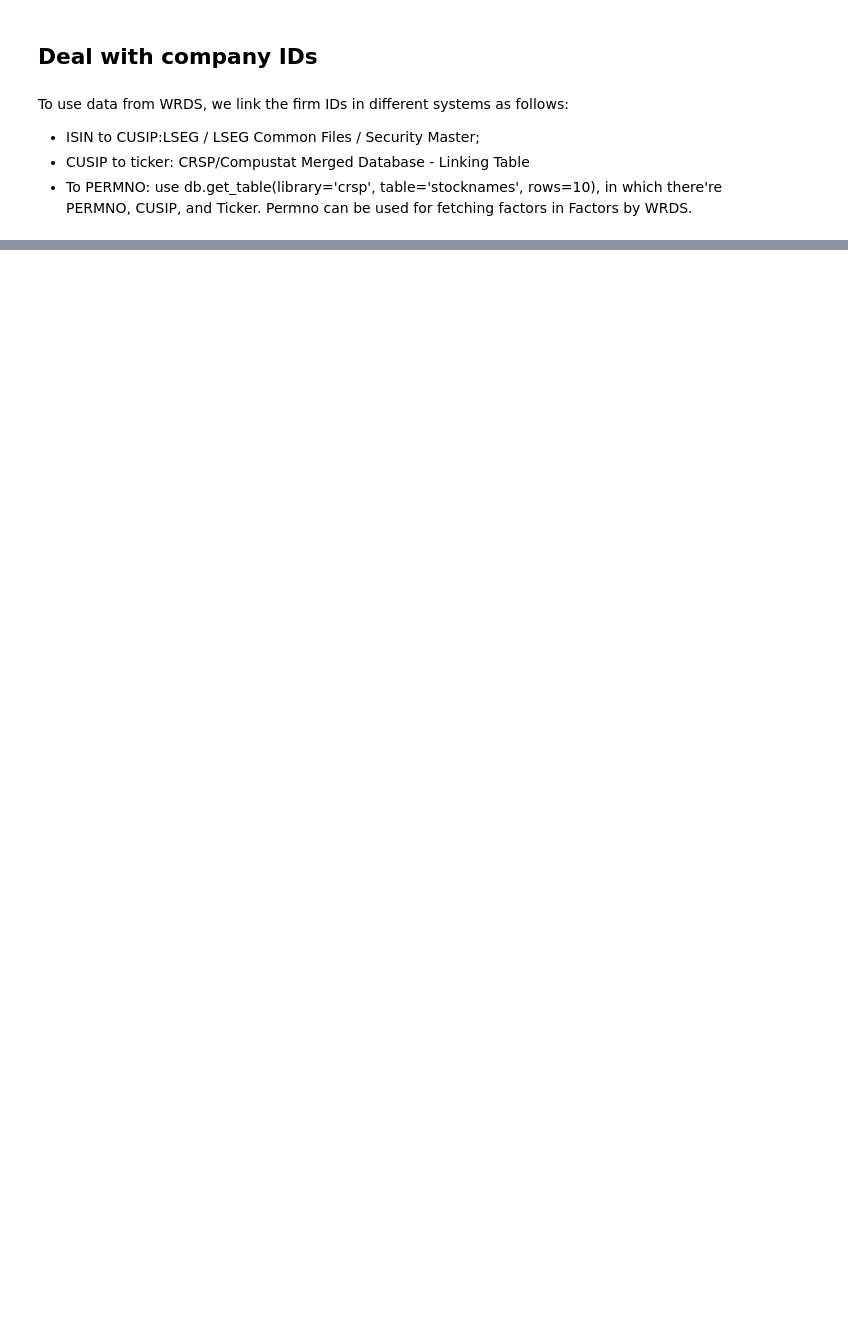
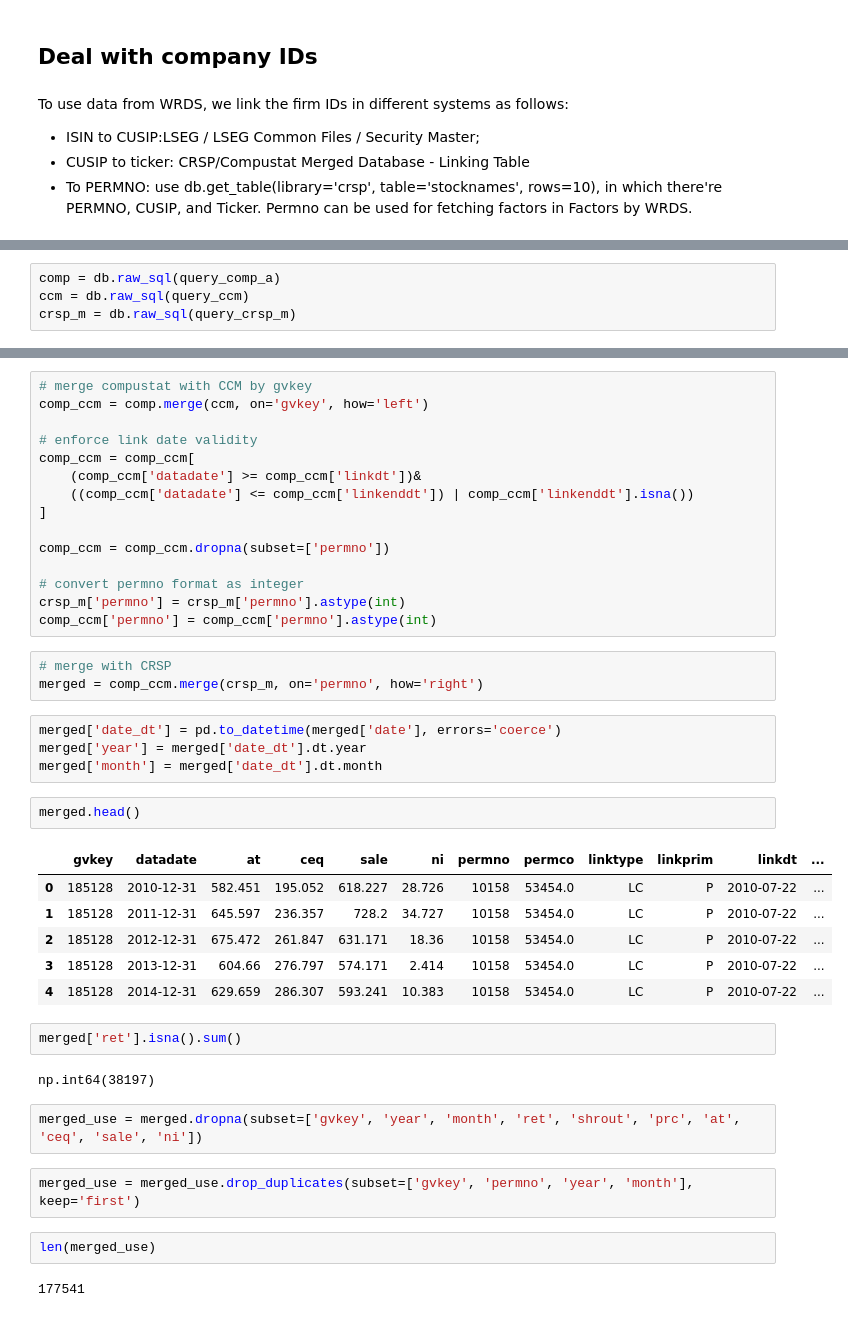
Before and after one commit to V-GAO/CEO_SocialCapital, a Jupyter notebook: notebooks/EDA_WRDS.ipynb, the cells around one changed output, grey strips where cells are left out. Cells and saved outputs as stored; diff of their text form; blank space fills up the shorter version.

```diff
--- a/notebooks/EDA_WRDS.ipynb
+++ b/notebooks/EDA_WRDS.ipynb
@@ -57,0 +306,4 @@ To use data from WRDS, we link the firm IDs in different systems as follows:
+# %%
+comp = db.raw_sql(query_comp_a)
+ccm = db.raw_sql(query_ccm)
+crsp_m = db.raw_sql(query_crsp_m)
@@ -57,0 +314,43 @@ To use data from WRDS, we link the firm IDs in different systems as follows:
+# %%
+# merge compustat with CCM by gvkey
+comp_ccm = comp.merge(ccm, on='gvkey', how='left')
+
+# enforce link date validity
+comp_ccm = comp_ccm[
+    (comp_ccm['datadate'] >= comp_ccm['linkdt'])&
+    ((comp_ccm['datadate'] <= comp_ccm['linkenddt']) | comp_ccm['linkenddt'].isna())
+]
+
+comp_ccm = comp_ccm.dropna(subset=['permno'])
+
+# convert permno format as integer
+crsp_m['permno'] = crsp_m['permno'].astype(int)
+comp_ccm['permno'] = comp_ccm['permno'].astype(int)
+# %%
+# merge with CRSP
+merged = comp_ccm.merge(crsp_m, on='permno', how='right')
+# %%
+merged['date_dt'] = pd.to_datetime(merged['date'], errors='coerce')
+merged['year'] = merged['date_dt'].dt.year
+merged['month'] = merged['date_dt'].dt.month
+# %%
+merged.head()
+# %% [output]
+|  | gvkey | datadate | at | ceq | sale | ni | permno | permco | linktype | linkprim | linkdt | ... |
+| 0 | 185128 | 2010-12-31 | 582.451 | 195.052 | 618.227 | 28.726 | 10158 | 53454.0 | LC | P | 2010-07-22 | ... |
+| 1 | 185128 | 2011-12-31 | 645.597 | 236.357 | 728.2 | 34.727 | 10158 | 53454.0 | LC | P | 2010-07-22 | ... |
+| 2 | 185128 | 2012-12-31 | 675.472 | 261.847 | 631.171 | 18.36 | 10158 | 53454.0 | LC | P | 2010-07-22 | ... |
+| 3 | 185128 | 2013-12-31 | 604.66 | 276.797 | 574.171 | 2.414 | 10158 | 53454.0 | LC | P | 2010-07-22 | ... |
+| 4 | 185128 | 2014-12-31 | 629.659 | 286.307 | 593.241 | 10.383 | 10158 | 53454.0 | LC | P | 2010-07-22 | ... |
+# %%
+merged['ret'].isna().sum()
+# %% [output]
+np.int64(38197)
+# %%
+merged_use = merged.dropna(subset=['gvkey', 'year', 'month', 'ret', 'shrout', 'prc', 'at', 'ceq', 'sale', 'ni'])
+# %%
+merged_use = merged_use.drop_duplicates(subset=['gvkey', 'permno', 'year', 'month'], keep='first')
+# %%
+len(merged_use)
+# %% [output]
+177541
```
Also changed, not shown: parts of 53 cells of this notebook.
